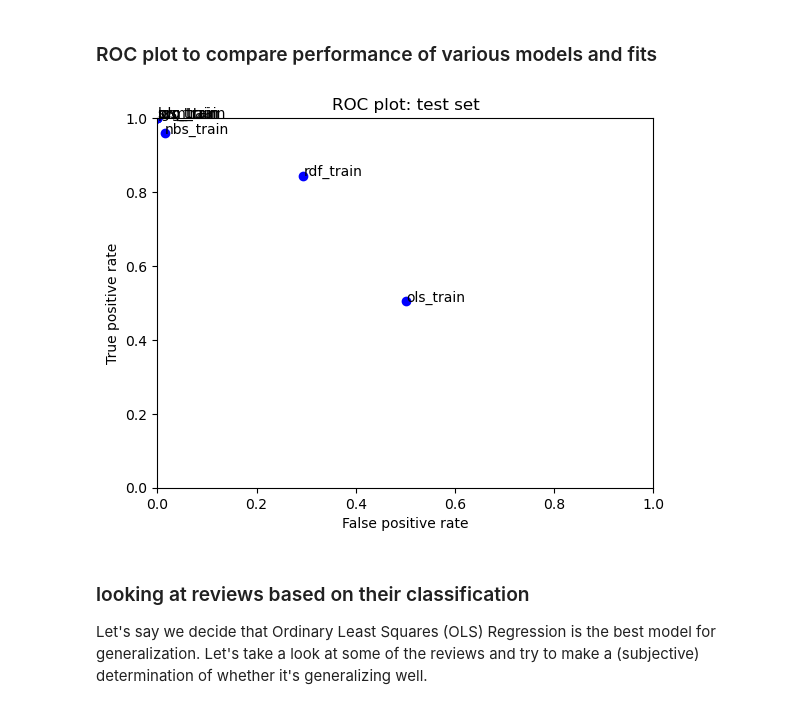
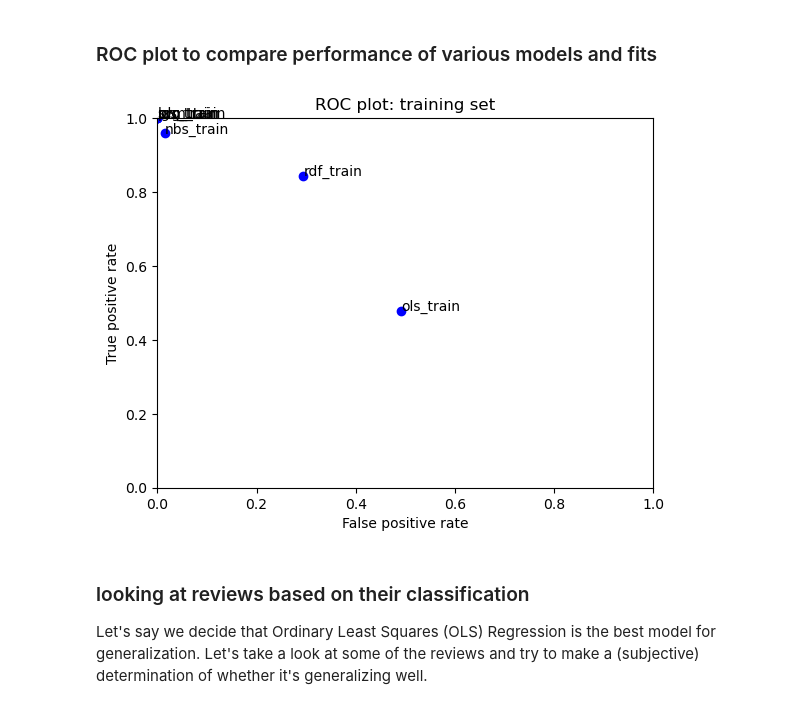
Before and after one commit to herson-xyz-labs/MFADT-Machine-Learning---Jupyter-Notebook, a Jupyter notebook: MFADT Machine Learning Class/Assignment 1/Herson, Seed 92 - v1/Herson, Seed 92 - v1.ipynb, the cells around one changed output. Saved outputs shown, nothing was run; the diff lists cells and outputs as text; code cells hidden in the pictures.

```diff
--- a/MFADT Machine Learning Class/Assignment 1/Herson, Seed 92 - v1/Herson, Seed 92 - v1.ipynb
+++ b/MFADT Machine Learning Class/Assignment 1/Herson, Seed 92 - v1/Herson, Seed 92 - v1.ipynb
@@ -103,0 +52,14 @@ def process_raw_data(fn, my_random_seed, test=False):
+# %%
+# function that takes raw data and completes all preprocessing required before model fits
+def create_training_and_test_sets(my_random_seed, test=False):
+    # Create Training and Test Sets
+    # enter an integer for the random_state parameter; any integer will work
+    if (test):
+        X_submission_test = X
+        print("Shape of X_test for submission:")
+        print(X_submission_test.shape)
+        print('SUCCESS!')
+        return(movie_data, X_submission_test)
+    else:
+        X_train, X_test, y_train, y_test, X_raw_train, X_raw_test = train_test_split(X, y, movie_data, test_size=0.2, random_state=my_random_seed)
+        return(X_train, X_test, y_train, y_test, X_raw_train, X_raw_test)
@@ -108,9 +124,26 @@ def process_raw_data(fn, my_random_seed, test=False):
 # it is a global list to store model and feature extraction fits
 fitted_transformations = []
 
+movie_data = pd.read_csv('moviereviews_train.tsv', sep='\t')
+corpus_of_reviews = movie_data['review']
+
+X_hv = vectorize_feature(corpus_of_reviews)
+X_tfidf_sparse = apply_term_frequency_weight_to_feature(X_hv)
+
+# create additional quantitative features
+new_quant_features = []
+new_quant_features.append(corpus_of_reviews.str.split(' ').str.len())
+new_quant_features.append(corpus_of_reviews.str.count("\."))
+new_quant_features = np.array(new_quant_features).T
+new_quant_features_sparse = csr_matrix(new_quant_features)
+
+X_stacked_matrix_of_features = hstack([X_tfidf_sparse, new_quant_features_sparse])
+X = scale_matrix_of_features(X_stacked_matrix_of_features)
+
+y = movie_data['sentiment']
+
 # CHANGE FILE PATH and my_random_seed number (any integer other than 74 will do):
-X_train, X_test, y_train, y_test, X_raw_train, X_raw_test = process_raw_data(fn='moviereviews_train.tsv', my_random_seed=92)
+X_train, X_test, y_train, y_test, X_raw_train, X_raw_test = create_training_and_test_sets(my_random_seed=92)
 
-print("Number of fits stored in `fitted_transformations` list: ")
-print(len(fitted_transformations))
+print_report()
 # %% [output]
@@ -222,18 +255,18 @@ print(rdf_performance_train.performance_measures)
 # %%
 fits = [ols_performance_train, svm_performance_train, lgs_performance_train, nbs_performance_train, prc_performance_train, rdg_performance_train, rdf_performance_train]
 
 for fit in fits:
     plt.plot(fit.performance_measures['FP'] / fit.performance_measures['Neg'],
              fit.performance_measures['TP'] / fit.performance_measures['Pos'], 'bo')
     plt.text(fit.performance_measures['FP'] / fit.performance_measures['Neg'],
              fit.performance_measures['TP'] / fit.performance_measures['Pos'], fit.desc)
 plt.axis([0, 1, 0, 1])
-plt.title('ROC plot: test set')
+plt.title('ROC plot: training set')
 plt.xlabel('False positive rate')
 plt.ylabel('True positive rate')
 plt.show()
 # %% [output]
-[figure, old version]
+[figure, new version]
 # %% [markdown]
 ### looking at reviews based on their classification
 
```
Also changed, not shown: parts of 13 cells of this notebook.
